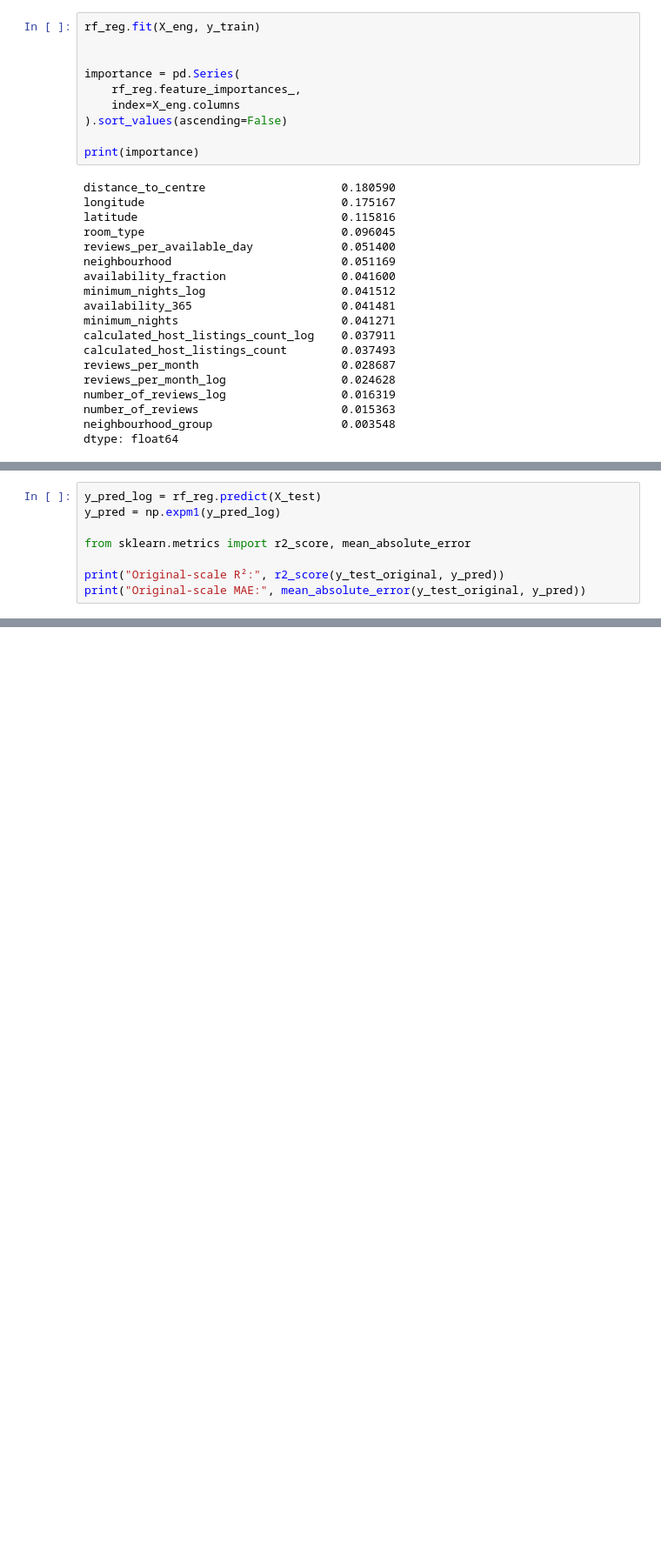
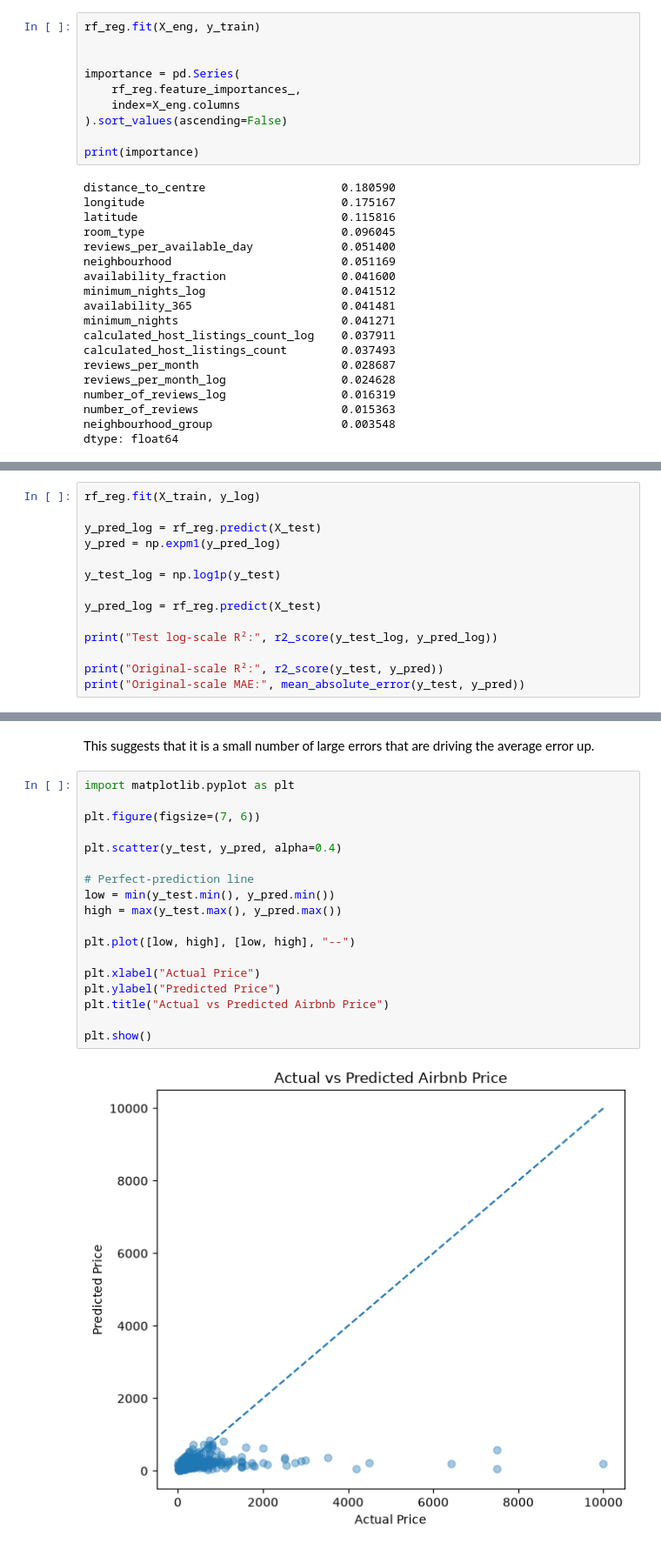
Before and after one commit to Raymon-Watson/Machine-Learning--Projects, a Jupyter notebook: Regression/airbnb/Airbnb_analysis.ipynb, the cells around one changed output, grey strips where cells are left out. Shown at 87% size. Saved outputs shown, nothing was run; the diff lists cells and outputs as text; blank space fills up the shorter version.

```diff
--- a/Regression/airbnb/Airbnb_analysis.ipynb
+++ b/Regression/airbnb/Airbnb_analysis.ipynb
@@ -946,9 +989,15 @@ Random Forest CV R2: 0.587 ± 0.01
 # %%
+rf_reg.fit(X_train, y_log)
+
 y_pred_log = rf_reg.predict(X_test)
 y_pred = np.expm1(y_pred_log)
 
-from sklearn.metrics import r2_score, mean_absolute_error
+y_test_log = np.log1p(y_test)
 
-print("Original-scale R²:", r2_score(y_test_original, y_pred))
-print("Original-scale MAE:", mean_absolute_error(y_test_original, y_pred))
+y_pred_log = rf_reg.predict(X_test)
+
+print("Test log-scale R²:", r2_score(y_test_log, y_pred_log))
+
+print("Original-scale R²:", r2_score(y_test, y_pred))
+print("Original-scale MAE:", mean_absolute_error(y_test, y_pred))
 # %% [output]
@@ -958,0 +1016,22 @@ Feature names seen at fit time, yet now missing:
+# %% [markdown]
+This suggests that it is a small number of large errors that are driving the average error up.
+# %%
+import matplotlib.pyplot as plt
+
+plt.figure(figsize=(7, 6))
+
+plt.scatter(y_test, y_pred, alpha=0.4)
+
+# Perfect-prediction line
+low = min(y_test.min(), y_pred.min())
+high = max(y_test.max(), y_pred.max())
+
+plt.plot([low, high], [low, high], "--")
+
+plt.xlabel("Actual Price")
+plt.ylabel("Predicted Price")
+plt.title("Actual vs Predicted Airbnb Price")
+
+plt.show()
+# %% [output]
+[figure, added]
```
Also changed, not shown: parts of 13 cells of this notebook.
